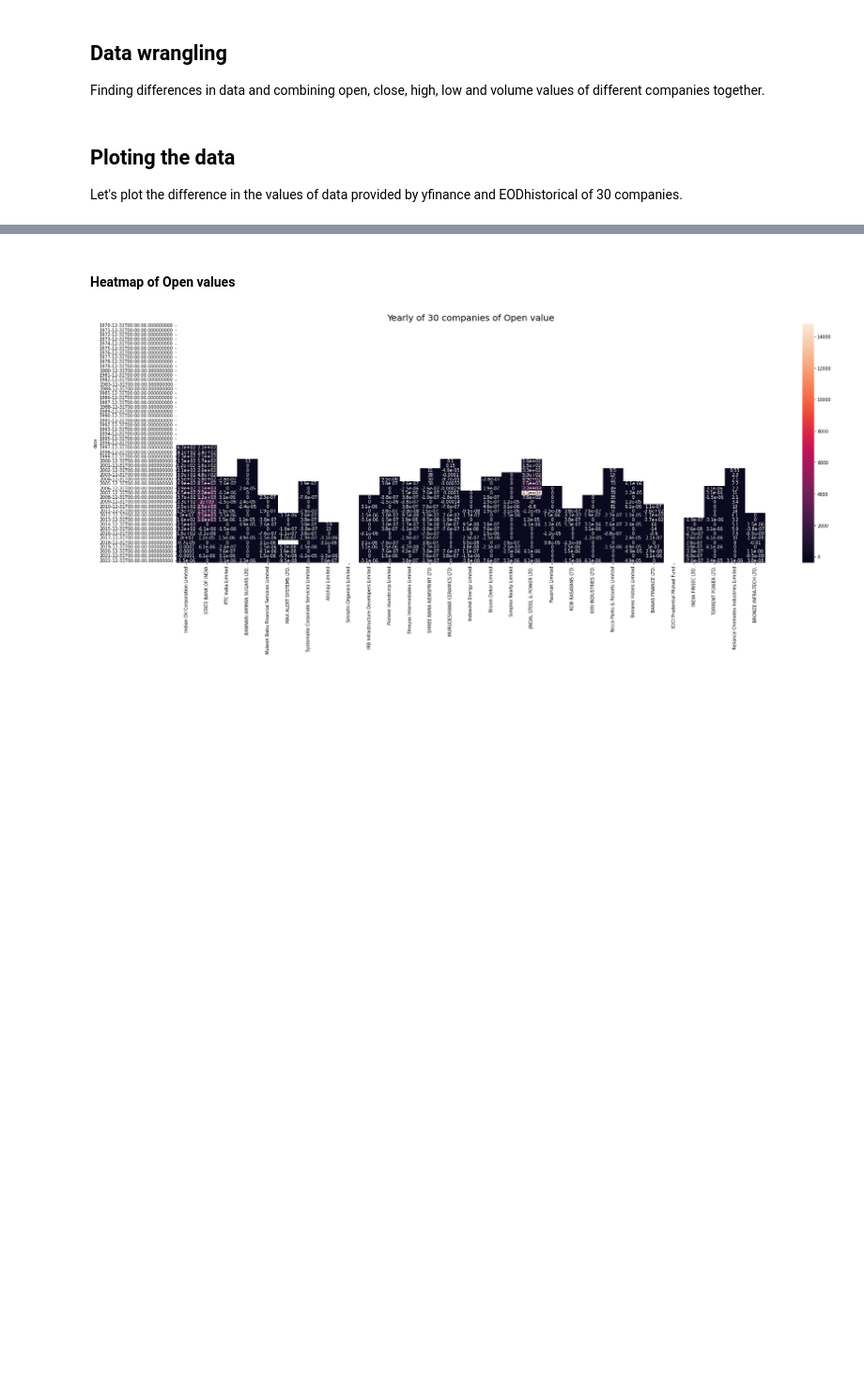
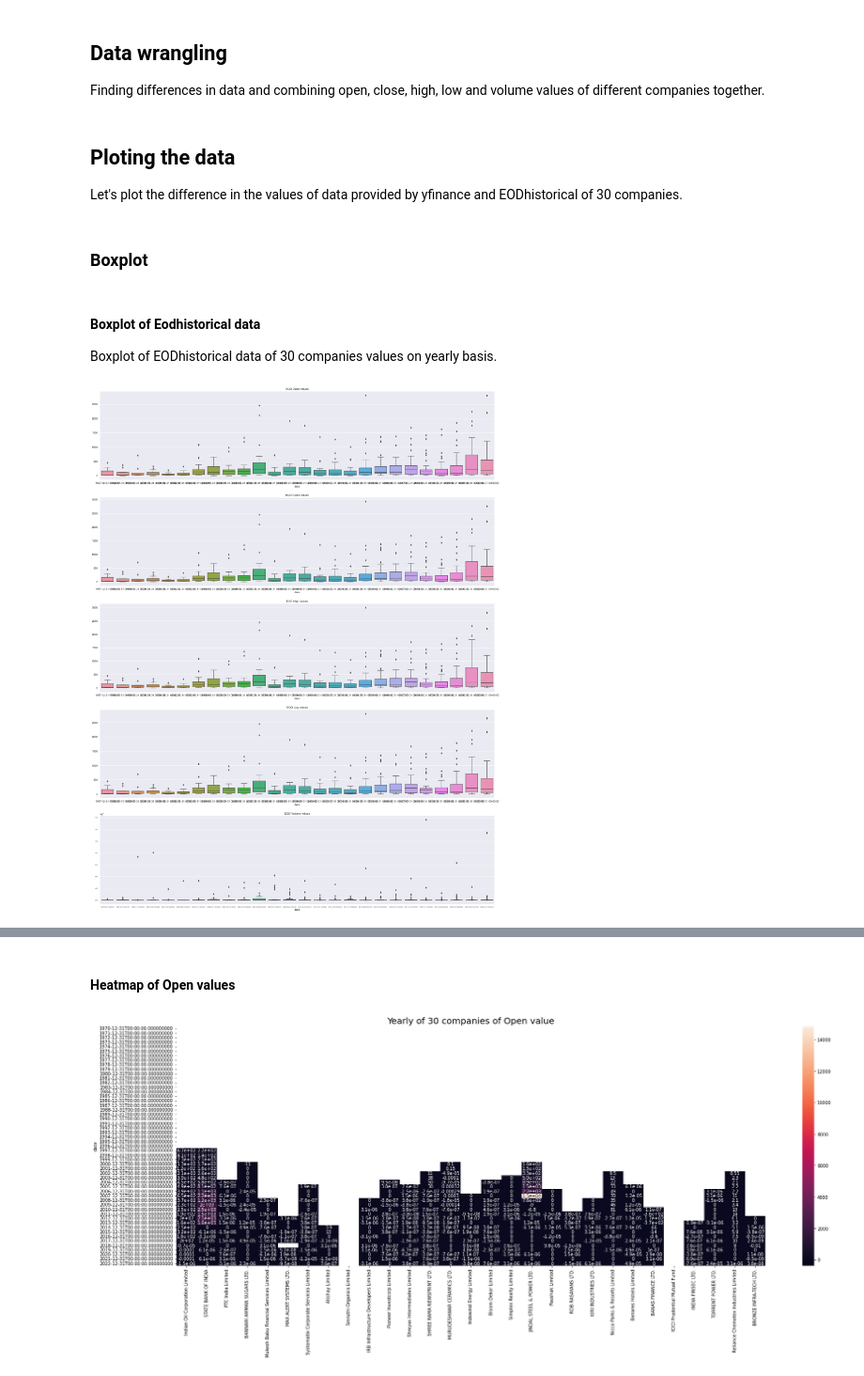
Before and after one commit to TechnocultureResearch/sentient, a Jupyter notebook: data_source_ api.ipynb, the cells around one changed output, grey strips where cells are left out. Shown at 94% size. Drawn from its saved outputs; the diff is of its cells as text; code cells hidden in the pictures; blank space fills up the shorter version.

```diff
--- a/data_source_ api.ipynb
+++ b/data_source_ api.ipynb
@@ -168,3 +171,31 @@ res_volume = pd.DataFrame(data_volume)
+# %%
+eod_list = data_convert(eod_dict)
+yfinance_list=data_convert(yfinance_dict)
+difference_in_data = {}
+for company in eod_dict.keys():
+    difference_in_data[company] = eod_dict[company] - yfinance_dict[company]
+
+difference_in_data_list = data_convert(difference_in_data)
 # %% [markdown]
 ## Ploting the data
 Let's plot the difference in the values of data provided by yfinance and EODhistorical of 30 companies.
+# %% [markdown]
+### Boxplot
+# %% [markdown]
+#### Boxplot of Eodhistorical data
+Boxplot of EODhistorical data of 30 companies values on yearly basis.
+# %%
+f, axes = plt.subplots(5, figsize = (30,40))
+
+sns.boxplot(data=eod_list[0].T, ax=axes[0]).set(title='EOD Open values')
+plt.tick_params(axis='both', which='major', labelsize=6)
+sns.boxplot(data=eod_list[1].T, ax=axes[1]).set(title='EOD Close values')
+plt.tick_params(axis='both', which='major', labelsize=6)
+sns.boxplot(data=eod_list[2].T, ax=axes[2]).set(title='EOD High values')
+plt.tick_params(axis='both', which='major', labelsize=6)
+sns.boxplot(data=eod_list[3].T, ax=axes[3]).set(title='EOD Low values')
+plt.tick_params(axis='both', which='major', labelsize=6)
+sns.boxplot(data=eod_list[4].T, ax=axes[4]).set(title='EOD Volume values')
+plt.tick_params(axis='both', which='major', labelsize=6)
+# %% [output]
+[figure, added]
```
Also changed, not shown: parts of 23 cells of this notebook.
